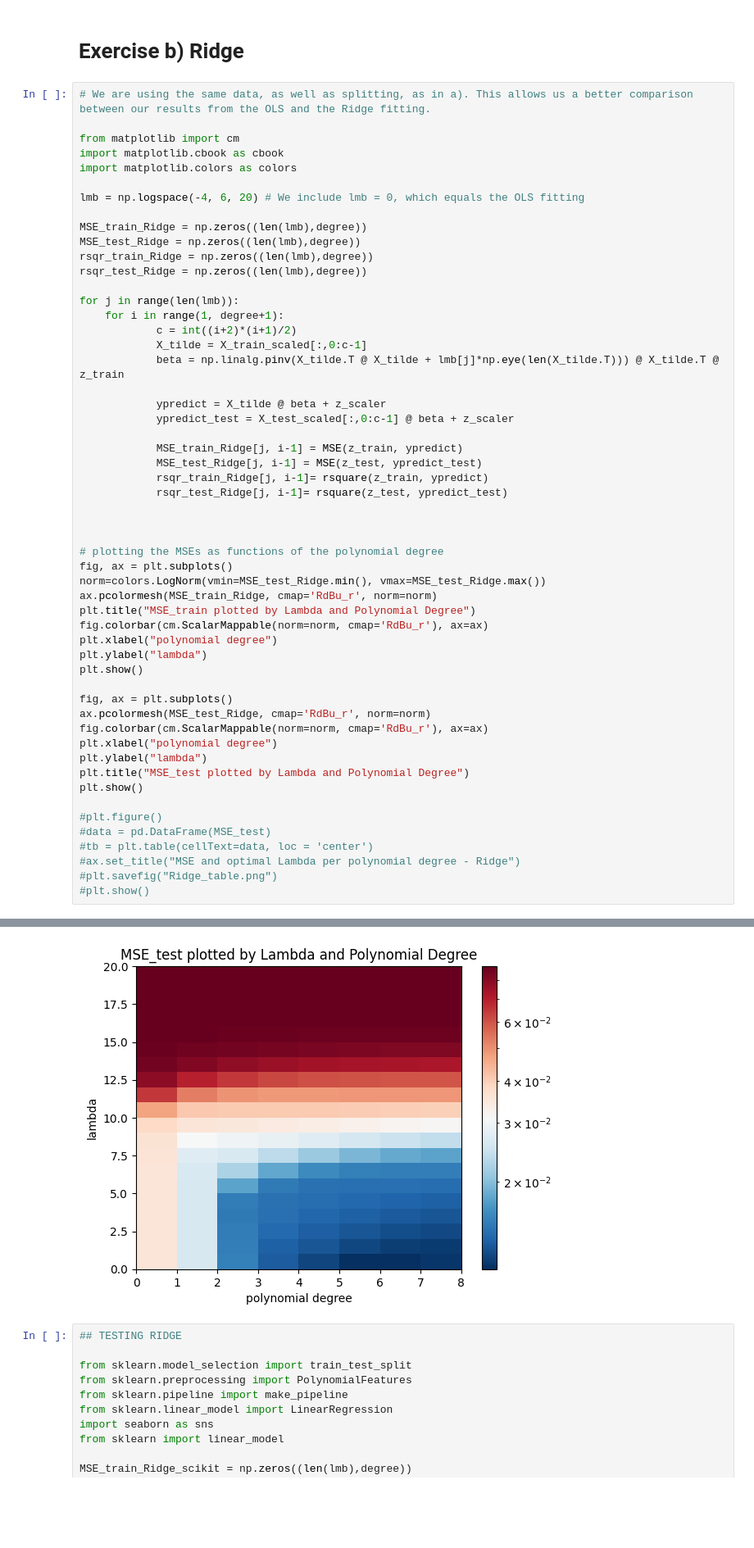
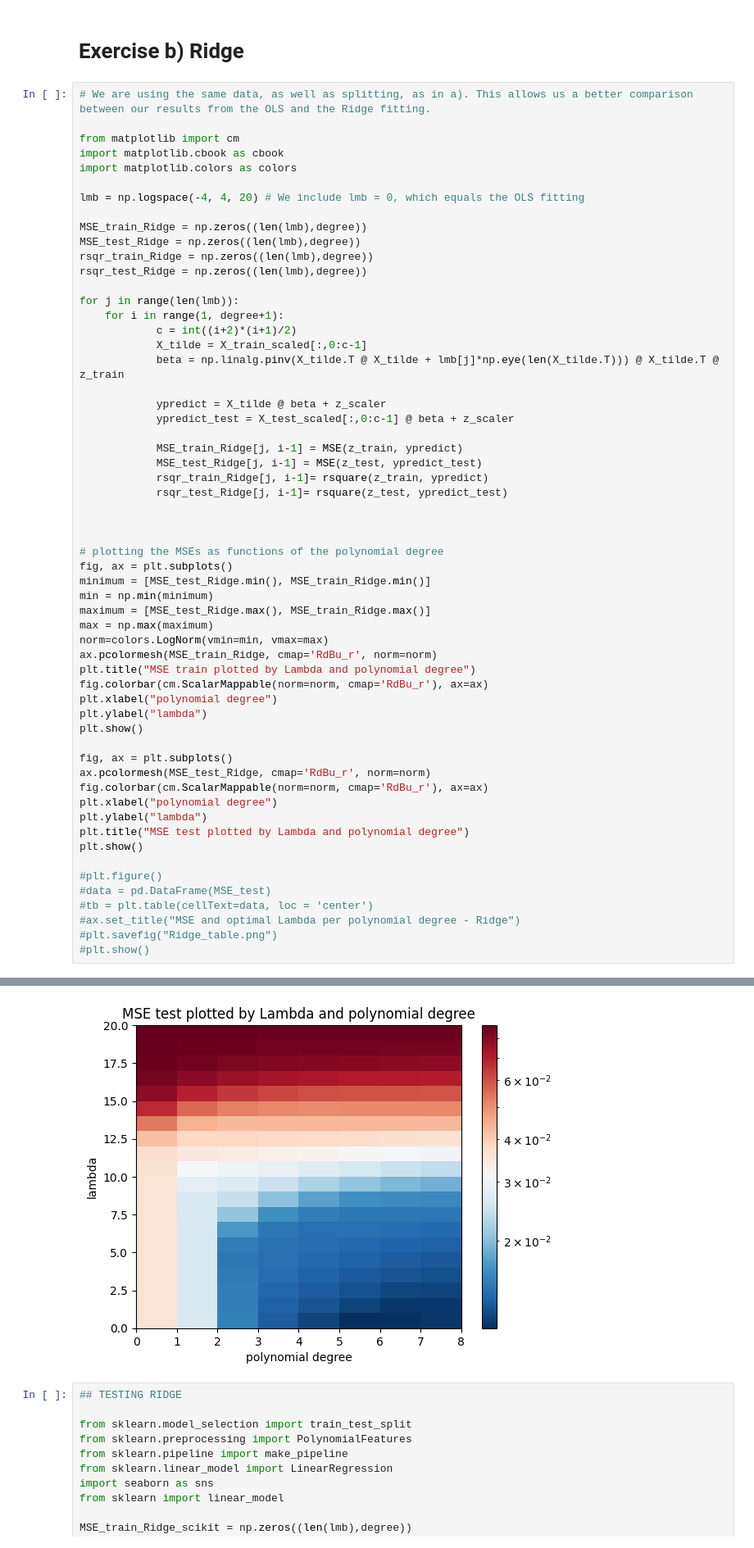
Before and after one commit to alessiasanfelici/FYS-STK4155-Project-1, a Jupyter notebook: Project-1 merged a) to c).ipynb, the cells around one changed output, grey strips where cells are left out. Shown at 82% size. Drawn from its saved outputs; the diff is of its cells as text; blank space fills up the shorter version.

Commit message:
graphs

```diff
--- a/Project-1 merged a) to c).ipynb
+++ b/Project-1 merged a) to c).ipynb
@@ -213,7 +213,7 @@ from matplotlib import cm
 import matplotlib.cbook as cbook
 import matplotlib.colors as colors
 
-lmb = np.logspace(-4, 6, 20) # We include lmb = 0, which equals the OLS fitting
+lmb = np.logspace(-4, 4, 20) # We include lmb = 0, which equals the OLS fitting
 
 MSE_train_Ridge = np.zeros((len(lmb),degree))
 MSE_test_Ridge = np.zeros((len(lmb),degree))
@@ -238,9 +238,13 @@ for j in range(len(lmb)):
 
 # plotting the MSEs as functions of the polynomial degree
 fig, ax = plt.subplots()
-norm=colors.LogNorm(vmin=MSE_test_Ridge.min(), vmax=MSE_test_Ridge.max())
+minimum = [MSE_test_Ridge.min(), MSE_train_Ridge.min()]
+min = np.min(minimum)
+maximum = [MSE_test_Ridge.max(), MSE_train_Ridge.max()]
+max = np.max(maximum)
+norm=colors.LogNorm(vmin=min, vmax=max)
 ax.pcolormesh(MSE_train_Ridge, cmap='RdBu_r', norm=norm)
-plt.title("MSE_train plotted by Lambda and Polynomial Degree")
+plt.title("MSE train plotted by Lambda and polynomial degree")
 fig.colorbar(cm.ScalarMappable(norm=norm, cmap='RdBu_r'), ax=ax)
 plt.xlabel("polynomial degree")
 plt.ylabel("lambda")
@@ -251,7 +255,7 @@ ax.pcolormesh(MSE_test_Ridge, cmap='RdBu_r', norm=norm)
 fig.colorbar(cm.ScalarMappable(norm=norm, cmap='RdBu_r'), ax=ax)
 plt.xlabel("polynomial degree")
 plt.ylabel("lambda")
-plt.title("MSE_test plotted by Lambda and Polynomial Degree")
+plt.title("MSE test plotted by Lambda and polynomial degree")
 plt.show()
 
 #plt.figure()
@@ -265,4 +269,4 @@ plt.show()
-[figure, old version]
+[figure, new version]
 # %%
 ## TESTING RIDGE
 
```
Also changed, not shown: parts of 1 cell of this notebook, 5 other files.
